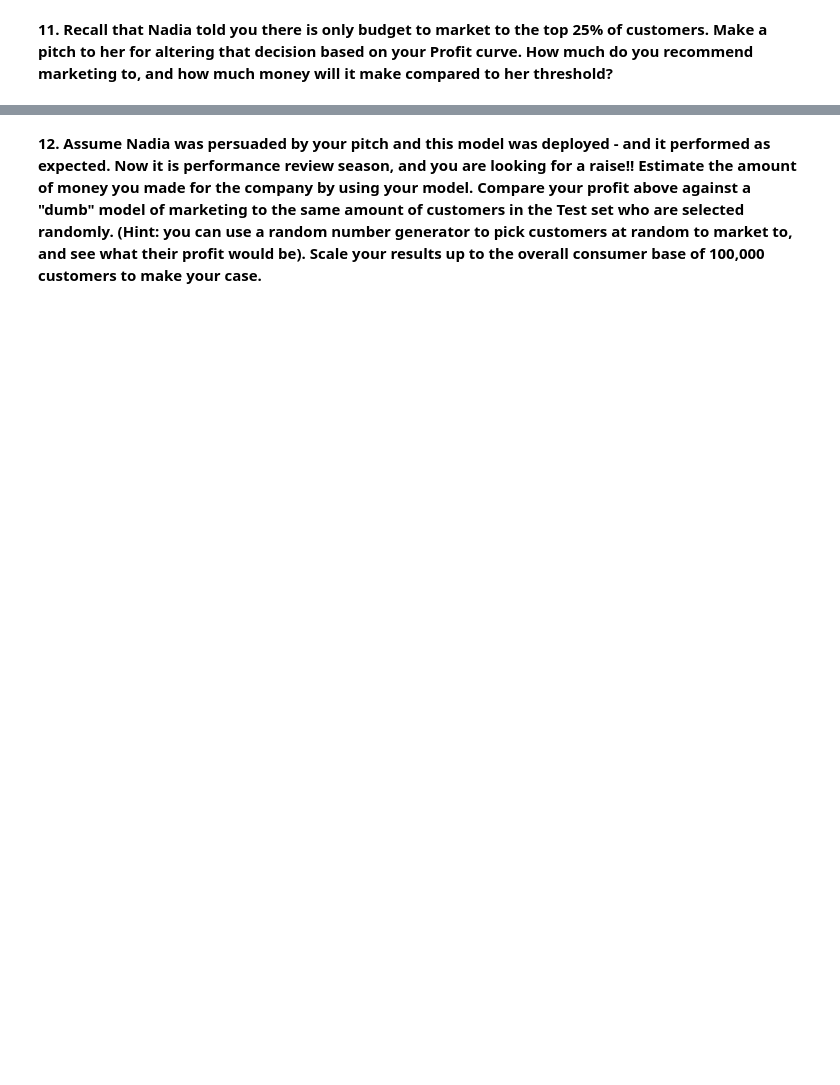
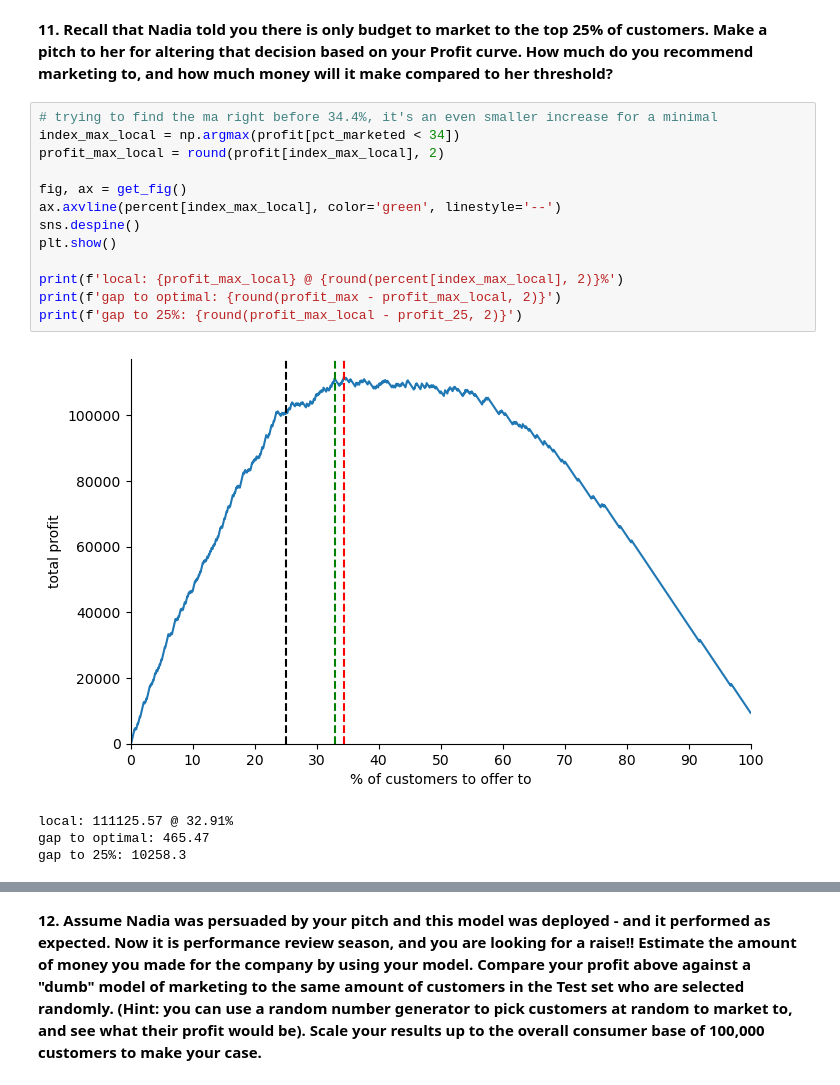
Before and after one commit to chrismji/Datasci-and-Ai-in-Bus, a Jupyter notebook: HW4_TelcoChurn.ipynb, the cells around one changed output, grey strips where cells are left out. Drawn from its saved outputs; the diff is of its cells as text; blank space fills up the shorter version.

```diff
--- a/HW4_TelcoChurn.ipynb
+++ b/HW4_TelcoChurn.ipynb
@@ -276,2 +318,20 @@ plt.show()
 # %% [markdown]
 **11. Recall that Nadia told you there is only budget to market to the top 25% of customers.  Make a pitch to her for altering that decision based on your Profit curve.  How much do you recommend marketing to, and how much money will it make compared to her threshold?**
+# %%
+# trying to find the ma right before 34.4%, it's an even smaller increase for a minimal
+index_max_local = np.argmax(profit[pct_marketed < 34])
+profit_max_local = round(profit[index_max_local], 2)
+
+fig, ax = get_fig()
+ax.axvline(percent[index_max_local], color='green', linestyle='--')
+sns.despine()
+plt.show()
+
+print(f'local: {profit_max_local} @ {round(percent[index_max_local], 2)}%')
+print(f'gap to optimal: {round(profit_max - profit_max_local, 2)}')
+print(f'gap to 25%: {round(profit_max_local - profit_25, 2)}')
+# %% [output]
+[figure, added]
+local: 111125.57 @ 32.91%
+gap to optimal: 465.47
+gap to 25%: 10258.3
```
Also changed, not shown: parts of 11 cells of this notebook.
